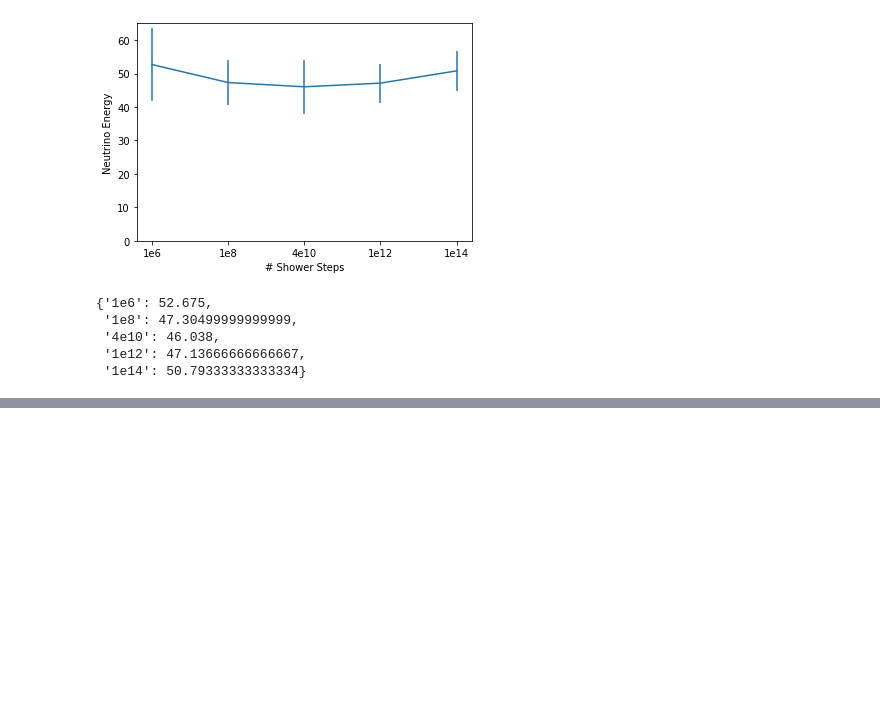
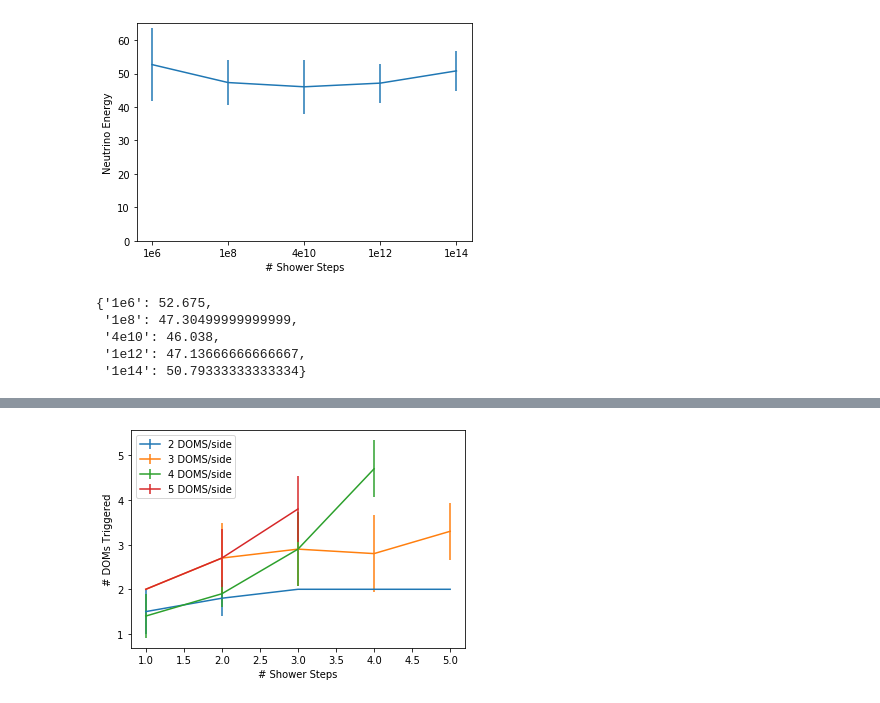
Before and after one commit to abigailbishop/PHY736-IceCube-Project, a Jupyter notebook: Runtime Analysis.ipynb, the cells around one changed output, grey strips where cells are left out. Drawn from its saved outputs; the diff is of its cells as text; code cells hidden in the pictures; blank space fills up the shorter version.

```diff
--- a/Runtime Analysis.ipynb
+++ b/Runtime Analysis.ipynb
@@ -294,0 +460,12 @@ runtimes_mean
+# %%
+triggers_mean = {}
+triggers_std  = {}
+
+for detector_name, trigger in triggers.items():
+    triggers_mean[detector_name] = {}
+    triggers_std[detector_name]  = {}
+    for shower_steps, data in trigger.items():
+        triggers_mean[detector_name][shower_steps] = np.mean(data)
+        triggers_std[detector_name][shower_steps]  = np.std(data)
+
+pd.DataFrame(triggers_mean)
@@ -294,0 +479,15 @@ runtimes_mean
+# %%
+# Plots by shower steps
+fig, ax = plt.subplots()
+for detector_name, trigger in triggers_mean.items():
+    xs = [int(key[0]) for key in trigger.keys()]
+    ys = list(trigger.values())
+    yerrs = list(triggers_std[detector_name].values())
+    ax.errorbar(xs, ys, yerrs, label = detector_name[-1] + " DOMS/side")
+ax.set_xlabel("# Shower Steps")
+ax.set_ylabel("# DOMs Triggered")
+plt.legend()
+plt.savefig(f"{plot_dir}dom_triggering_by_shower_steps", dpi=300)
+plt.show()
+# %% [output]
+[figure, added]
```
Also changed, not shown: parts of 22 cells of this notebook.
